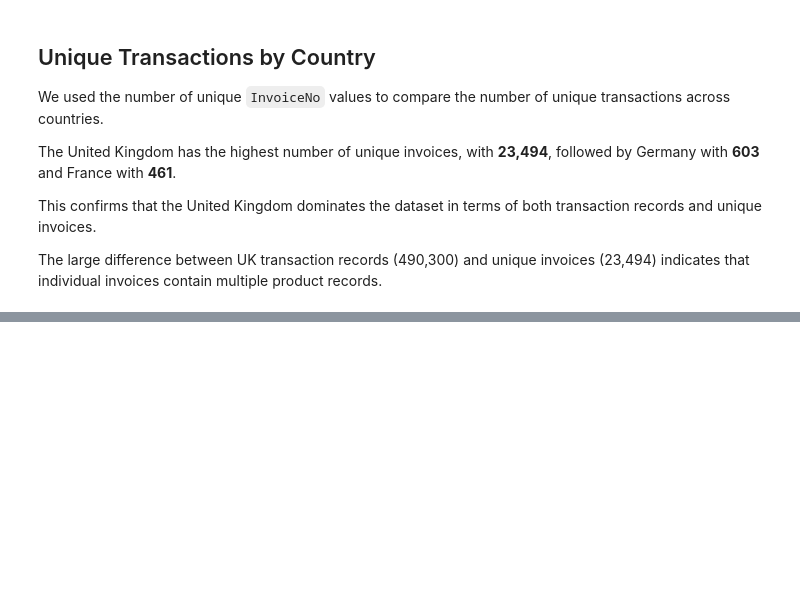
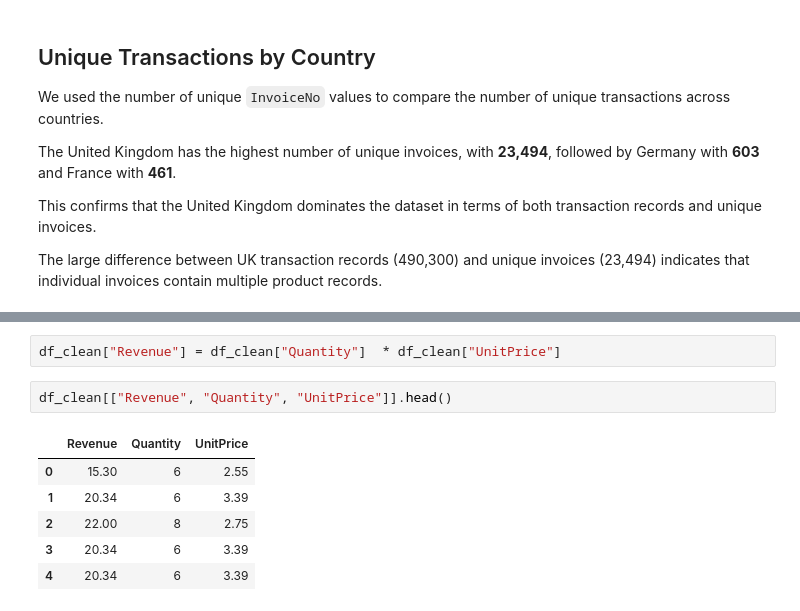
Before and after one commit to esthermaina36/online-retail-analysis, a Jupyter notebook: notebooks/01_initial_exploration.ipynb, the cells around one changed output, grey strips where cells are left out. Saved outputs shown, nothing was run; the diff lists cells and outputs as text; blank space fills up the shorter version.

```diff
--- a/notebooks/01_initial_exploration.ipynb
+++ b/notebooks/01_initial_exploration.ipynb
@@ -395,0 +506,11 @@ The large difference between UK transaction records (490,300) and unique invoice
+# %%
+df_clean["Revenue"] = df_clean["Quantity"]  * df_clean["UnitPrice"]
+# %%
+df_clean[["Revenue", "Quantity", "UnitPrice"]].head()
+# %% [output]
+|  | Revenue | Quantity | UnitPrice |
+| 0 | 15.30 | 6 | 2.55 |
+| 1 | 20.34 | 6 | 3.39 |
+| 2 | 22.00 | 8 | 2.75 |
+| 3 | 20.34 | 6 | 3.39 |
+| 4 | 20.34 | 6 | 3.39 |
```
Also changed, not shown: parts of 30 cells of this notebook.
